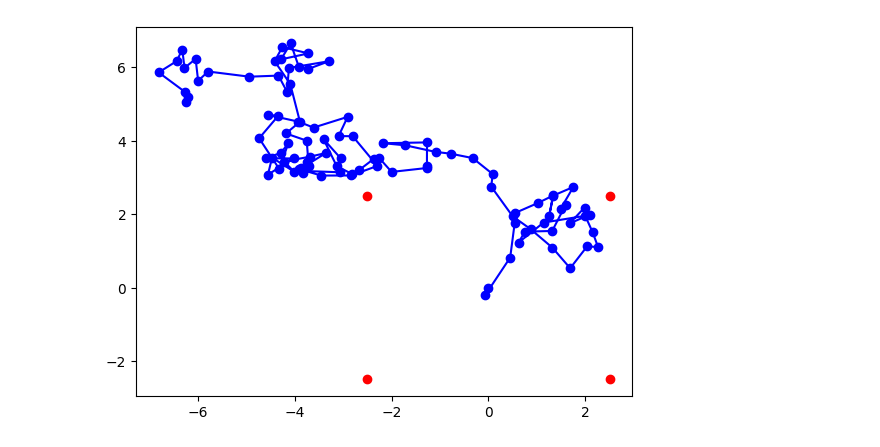
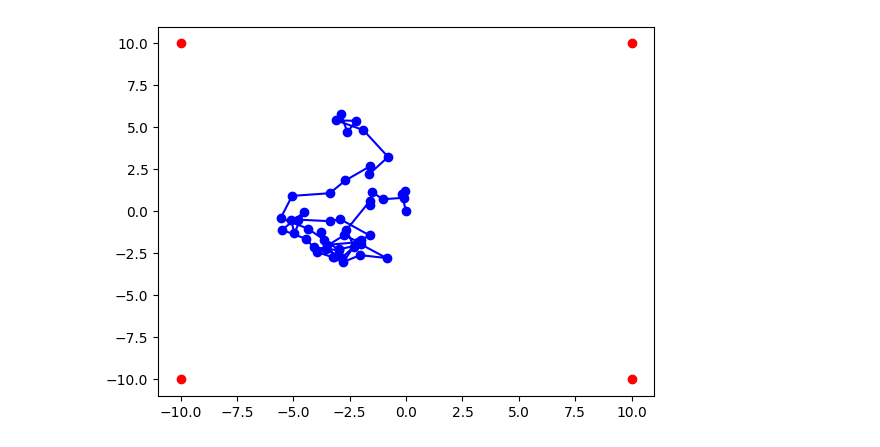
Before and after one commit to CearLab/ActiveLoc, a Jupyter notebook: PF/PF_exp.ipynb, the cells around one changed output. Cells and saved outputs as stored; diff of their text form; code cells hidden in the pictures.

```diff
--- a/PF/PF_exp.ipynb
+++ b/PF/PF_exp.ipynb
@@ -11,40 +12,30 @@ import os
 # %%
 # problem parameters
 
-beacons_pos = 2.5
+beacons_pos = 10
 beacons = beacons_pos*np.array([[1, 1], [-1, -1], [-1, 1], [1, -1]])
 x0 = np.array([0, 0])
-sigma_transition = 0.3
+sigma_transition = 0.5
 sigma_measurement = 0.1
-stepsize = 1
-n_steps = 100
+stepsize = 2
+n_steps = 50
 note = ''
-# filter parameters
-n_particles = 1000
-resample_method='stratified'
 # model definition
 cov_measurement = (sigma_measurement**2)*np.eye(4)
-cov_transition = (sigma_transition**2)*np.eye(2)
+cov_transition_agent = (sigma_transition**2)*np.eye(2)
 
-agent_transition_model = lambda x, u: agent_transition_model_template(x, u, cov_transition)
+agent_transition_model = lambda x, u: x + sample_normal_model(u, cov)
 becons_transition_model = lambda becons, u: becons
 agent_measurement_model = lambda x : agent_measurement_model_template(x, beacons, sigma_measurement)
 measurement_likelihood = lambda z, x : measurement_likelihood_template(z, x, beacons, cov_measurement)
 # %%
 # create ground truth
-u_agent = (np.random.rand(n_steps, 2) - 0.5)*stepsize
-x = np.zeros((n_steps, 2))
-xi = x0
-z = np.zeros((n_steps, 4))
-for i in range(0, n_steps):
-    x[i] = xi
-    z[i] = agent_measurement_model(xi)
-    xi = agent_transition_model(xi, u_agent[i])
+x, z, u_agent = generate_agent_data(n_steps, stepsize, x0, agent_measurement_model, agent_transition_model)
 
 # plot ground truth
 plt.figure()
 plt.plot(x[:, 0], x[:, 1], 'bo-')
 plt.plot(beacons[:, 0], beacons[:, 1], 'ro')
 plt.show()
 # %% [output]
-[figure, old version]
+[figure, new version]
```
Also changed, not shown: parts of 7 cells of this notebook, 8 other files.
